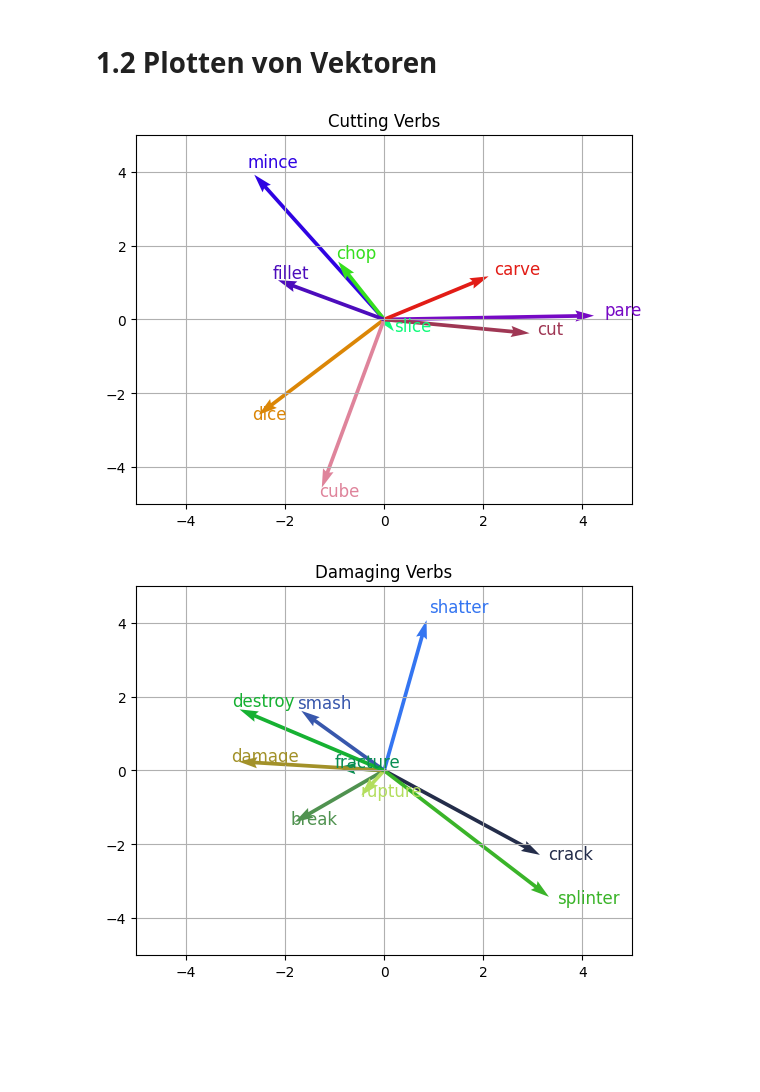
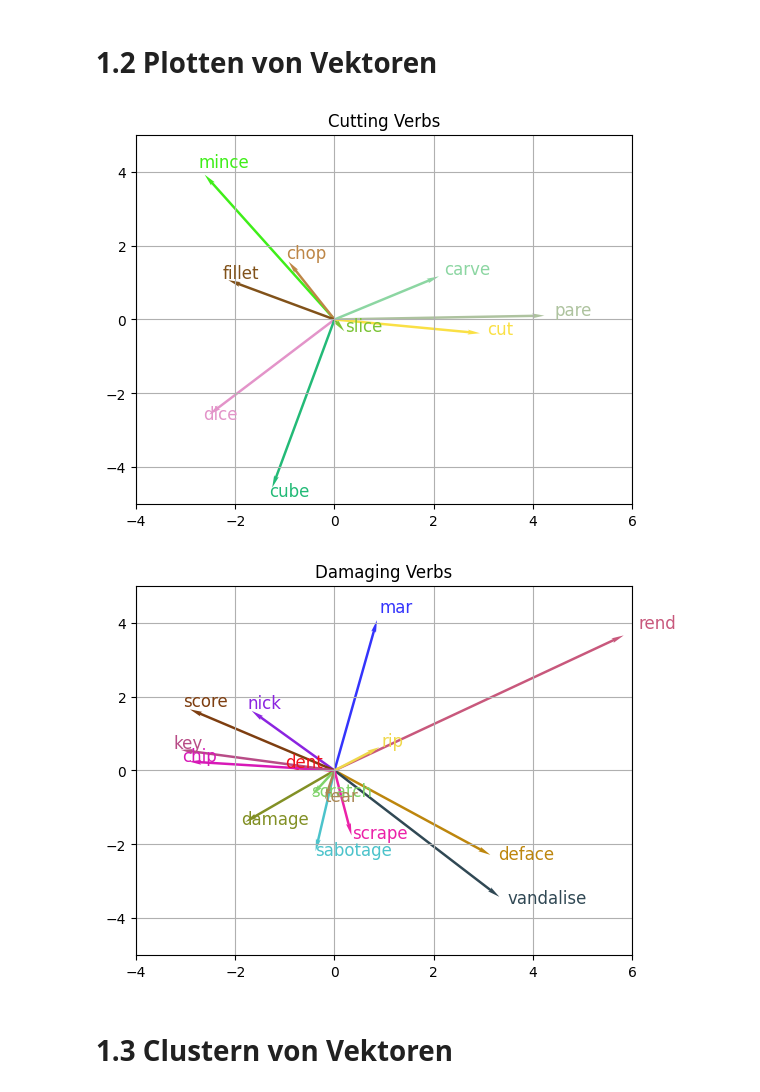
Before and after one commit to Agulov-Yaroslav/Semantik_ueb_5, a Jupyter notebook: ahulov_ueb_5.ipynb, the cells around one changed output. Cells and saved outputs as stored; diff of their text form; code cells hidden in the pictures; blank space fills up the shorter version.

Commit message:
Clustern von Vektoren

```diff
--- a/ahulov_ueb_5.ipynb
+++ b/ahulov_ueb_5.ipynb
@@ -6,11 +6,17 @@ $$ c = \frac{1}{n} \sum_{i=1}^{n} v_i $$
 import numpy as np
 from scipy.spatial import distance
 
+def read_txt(filename):
+    with open(filename, "r") as f:
+        words = [line.strip() for line in f if line.strip()]
+    return words
+
+
 vectors_cut = np.load('cutting_damaging/Cutting.npy')
 vectors_damage = np.load('cutting_damaging/Damaging.npy')
 
-verbs_cut = ['slice', 'dice', 'mince', 'cube', 'chop', 'fillet', 'pare', 'cut', 'carve']
-verbs_damage = ['break', 'shatter', 'crack', 'smash', 'fracture', 'splinter', 'rupture', 'damage', 'destroy']
+verbs_cut = read_txt('cutting_damaging/Cutting.txt')
+verbs_damage = read_txt('cutting_damaging/Damaging.txt')
 
 
 def calc_centroid(vectors):
@@ -106,34 +112,36 @@ from sklearn.decomposition import PCA
 import matplotlib.pyplot as plt
 import random
 
 
 pca = PCA(n_components=2)
 
 
 vectors_cut_2d = pca.fit_transform(vectors_cut)
 vectors_damage_2d = pca.fit_transform(vectors_damage)
 
 
 
 
 def plot_vectors(vectors_dict, title):
 
     plt.figure()
 
     for name, v in vectors_dict.items():
         color = (random.random(), random.random(), random.random())
-        plt.quiver(0, 0, v[0], v[1],angles='xy', scale_units='xy', scale=1, color=color)
+        plt.quiver(0, 0, v[0], v[1], width=0.005, headwidth=2 ,angles='xy', scale_units='xy', scale=1, color=color)
         plt.text(v[0] * 1.05, v[1] * 1.05, name, color=color, fontsize=12)
 
-    plt.xlim(-5, 5)
+    plt.xlim(-4, 6)
     plt.ylim(-5, 5)
     plt.grid()
     plt.title(title)
 
     plt.show()
 
 plot_vectors(dict(zip(verbs_cut, vectors_cut_2d)), "Cutting Verbs")
 plot_vectors(dict(zip(verbs_damage, vectors_damage_2d)), "Damaging Verbs")
 # %% [output]
-[figure, old version]
+[figure, new version]
-[figure, old version]
+[figure, new version]
+# %% [markdown]
+# 1.3 Clustern von Vektoren
```
Also changed, not shown: parts of 4 cells of this notebook.
